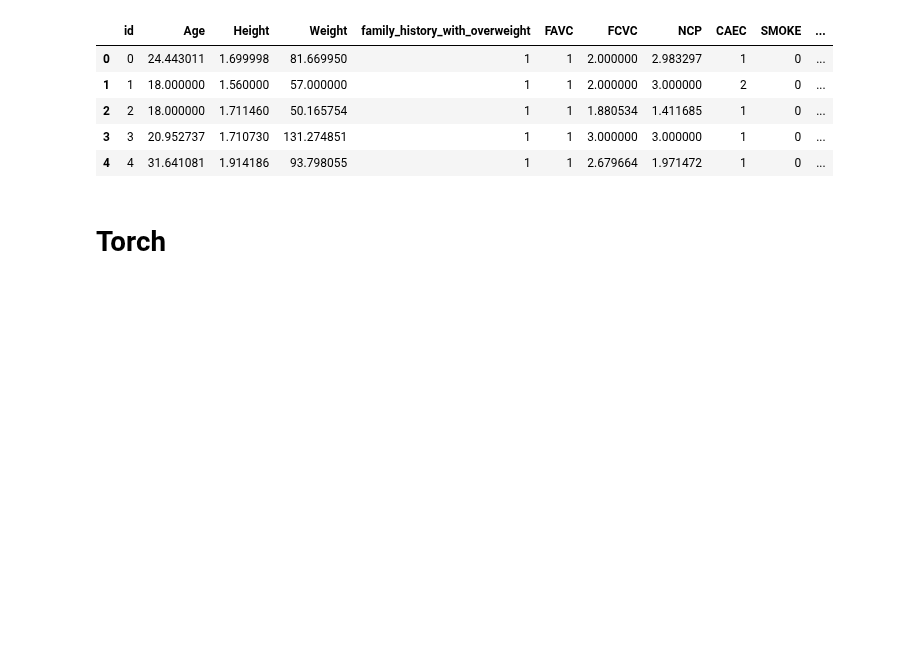
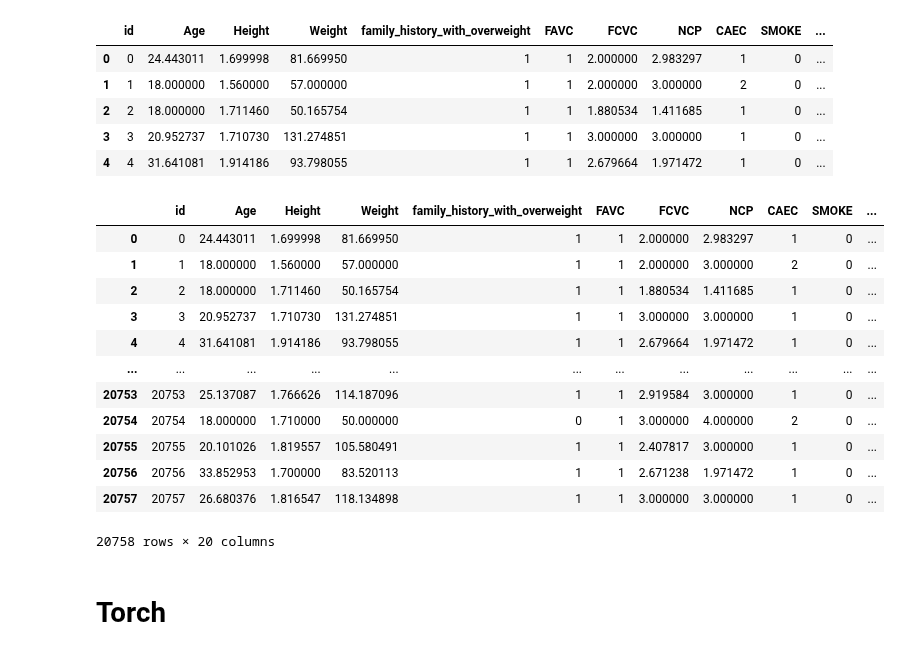
Before and after one commit to riicon72/kaggle, a Jupyter notebook: Kaggle-competition-Obesity Risk/starter-obesity-risk-pytorch.ipynb, the cells around one changed output. Saved outputs shown, nothing was run; the diff lists cells and outputs as text; code cells hidden in the pictures; blank space fills up the shorter version.

Commit message:
Kaggle Notebook | [Starter]Obesity Risk-PyTorch  | Version 25

```diff
--- a/Kaggle-competition-Obesity Risk/starter-obesity-risk-pytorch.ipynb
+++ b/Kaggle-competition-Obesity Risk/starter-obesity-risk-pytorch.ipynb
@@ -95,6 +97,48 @@ df_train.head()
 | 2 | 2 | 18.000000 | 1.711460 | 50.165754 | 1 | 1 | 1.880534 | 1.411685 | 1 | 0 | ... |
 | 3 | 3 | 20.952737 | 1.710730 | 131.274851 | 1 | 1 | 3.000000 | 3.000000 | 1 | 0 | ... |
 | 4 | 4 | 31.641081 | 1.914186 | 93.798055 | 1 | 1 | 2.679664 | 1.971472 | 1 | 0 | ... |
+# %%
+from sklearn.base import BaseEstimator, TransformerMixin
+class BMIBinner(BaseEstimator, TransformerMixin):
+    def __init__(self):
+        pass
+
+    def fit(self, X, y=None):
+        return self
+
+    def transform(self, X):
+        X_copy = X.copy()
+        X_copy['BMI_Category'] = pd.cut(X_copy['BMI'],
+                                        bins=[0, 18.5, 24.9, 29.9, 34.9, 39.9, float('inf')],
+                                        labels=['Underweight', 'Normal', 'Overweight', 'Obesity I', 'Obesity II', 'Obesity III'],
+                                        right=False)
+        X_copy.drop(columns=['BMI'], inplace=True)
+        transport_mapping = {
+            'Underweight':1,
+            'Normal':2,
+            'Overweight':3,
+            'Obesity I':4,
+            'Obesity II':5,
+            'Obesity III':6}
+        X_copy['BMI_Category'] = X_copy['BMI_Category'].map(transport_mapping)
+
+        return X_copy
+# %%
+BMIBinner().fit_transform(df_train)
+# %% [output]
+|  | id | Age | Height | Weight | family_history_with_overweight | FAVC | FCVC | NCP | CAEC | SMOKE | ... |
+| 0 | 0 | 24.443011 | 1.699998 | 81.669950 | 1 | 1 | 2.000000 | 2.983297 | 1 | 0 | ... |
+| 1 | 1 | 18.000000 | 1.560000 | 57.000000 | 1 | 1 | 2.000000 | 3.000000 | 2 | 0 | ... |
+| 2 | 2 | 18.000000 | 1.711460 | 50.165754 | 1 | 1 | 1.880534 | 1.411685 | 1 | 0 | ... |
+| 3 | 3 | 20.952737 | 1.710730 | 131.274851 | 1 | 1 | 3.000000 | 3.000000 | 1 | 0 | ... |
+| 4 | 4 | 31.641081 | 1.914186 | 93.798055 | 1 | 1 | 2.679664 | 1.971472 | 1 | 0 | ... |
+| ... | ... | ... | ... | ... | ... | ... | ... | ... | ... | ... | ... |
+| 20753 | 20753 | 25.137087 | 1.766626 | 114.187096 | 1 | 1 | 2.919584 | 3.000000 | 1 | 0 | ... |
+| 20754 | 20754 | 18.000000 | 1.710000 | 50.000000 | 0 | 1 | 3.000000 | 4.000000 | 2 | 0 | ... |
+| 20755 | 20755 | 20.101026 | 1.819557 | 105.580491 | 1 | 1 | 2.407817 | 3.000000 | 1 | 0 | ... |
+| 20756 | 20756 | 33.852953 | 1.700000 | 83.520113 | 1 | 1 | 2.671238 | 1.971472 | 1 | 0 | ... |
+| 20757 | 20757 | 26.680376 | 1.816547 | 118.134898 | 1 | 1 | 3.000000 | 3.000000 | 1 | 0 | ... |
+20758 rows × 20 columns
 # %% [markdown]
 # Torch
 # %%
```
Also changed, not shown: parts of 11 cells of this notebook.
